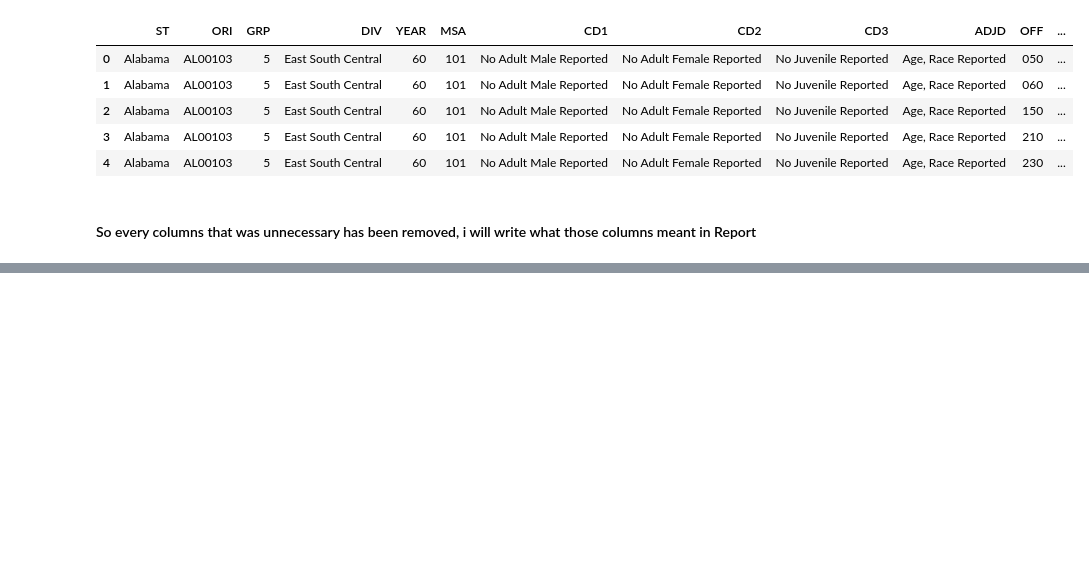
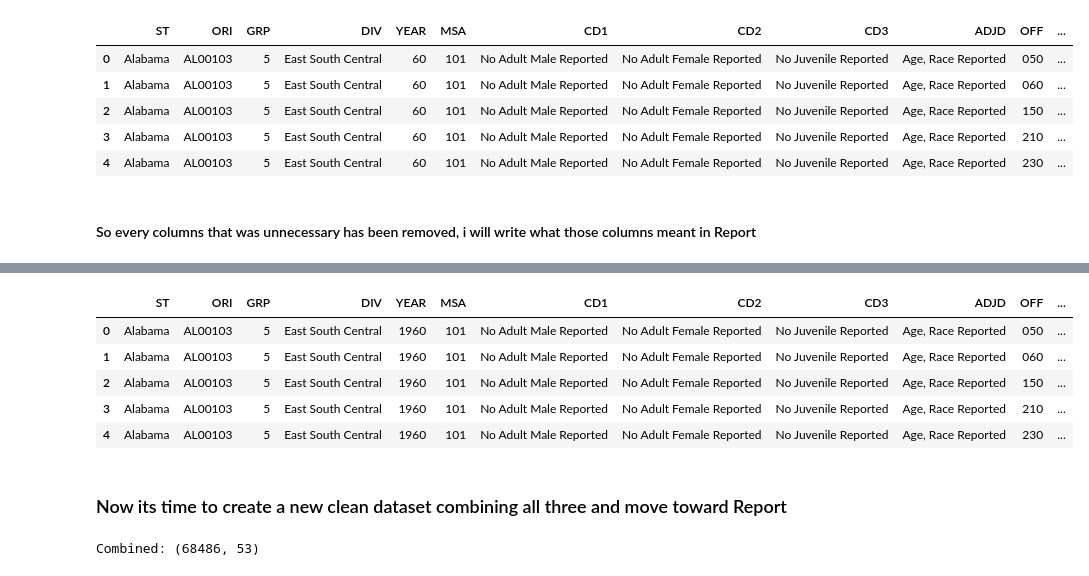
Before and after one commit to Deoxxysss/real-dataset-investigation, a Jupyter notebook: Notebooks/02_data_cleaning.ipynb, the cells around one changed output, grey strips where cells are left out. Saved outputs shown, nothing was run; the diff lists cells and outputs as text; code cells hidden in the pictures; blank space fills up the shorter version.

```diff
--- a/Notebooks/02_data_cleaning.ipynb
+++ b/Notebooks/02_data_cleaning.ipynb
@@ -119,0 +182,23 @@ df60.head()
+# %%
+# Casting
+for df in (df60, df61, df62):
+    df['DIV'] = df['DIV'].astype(str)
+# %%
+# Changing year from 60--> 1960, 61--> 1961, 62--> 1962
+for df in (df60, df61, df62):
+    df['YEAR'] = df['YEAR'] + 1900
+df60.head()
+# %% [output]
+|  | ST | ORI | GRP | DIV | YEAR | MSA | CD1 | CD2 | CD3 | ADJD | OFF | ... |
+| 0 | Alabama | AL00103 | 5 | East South Central | 1960 | 101 | No Adult Male Reported | No Adult Female Reported | No Juvenile Reported | Age, Race Reported | 050 | ... |
+| 1 | Alabama | AL00103 | 5 | East South Central | 1960 | 101 | No Adult Male Reported | No Adult Female Reported | No Juvenile Reported | Age, Race Reported | 060 | ... |
+| 2 | Alabama | AL00103 | 5 | East South Central | 1960 | 101 | No Adult Male Reported | No Adult Female Reported | No Juvenile Reported | Age, Race Reported | 150 | ... |
+| 3 | Alabama | AL00103 | 5 | East South Central | 1960 | 101 | No Adult Male Reported | No Adult Female Reported | No Juvenile Reported | Age, Race Reported | 210 | ... |
+| 4 | Alabama | AL00103 | 5 | East South Central | 1960 | 101 | No Adult Male Reported | No Adult Female Reported | No Juvenile Reported | Age, Race Reported | 230 | ... |
+# %% [markdown]
+### Now its time to create a new clean dataset combining all three and move toward Report
+# %%
+df = pd.concat([df60, df61, df62], ignore_index=True)
+print("Combined:", df.shape)
+# %% [output]
+Combined: (68486, 53)
```
Also changed, not shown: parts of 15 cells of this notebook.
